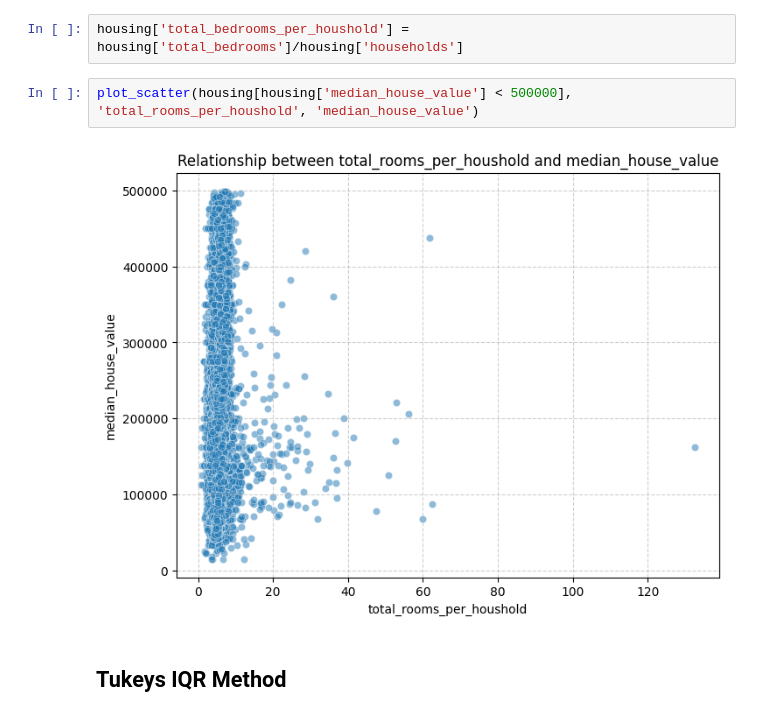
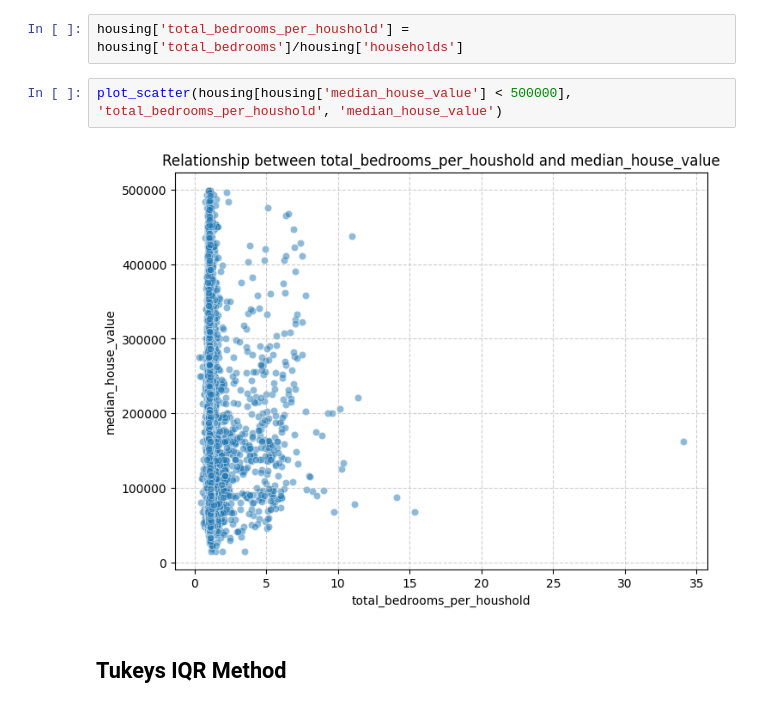
Before and after one commit to pranav2695/ML_Mastery, a Jupyter notebook: 01_Supervised/Linear_Regression/projects/HousePrice/notebooks/linearregression.ipynb, the cells around one changed output. Drawn from its saved outputs; the diff is of its cells as text.

```diff
--- a/01_Supervised/Linear_Regression/projects/HousePrice/notebooks/linearregression.ipynb
+++ b/01_Supervised/Linear_Regression/projects/HousePrice/notebooks/linearregression.ipynb
@@ -254,9 +228,9 @@ housing['total_rooms_per_houshold'] = housing['total_rooms']/housing['households
 # %%
 housing['total_bedrooms_per_houshold'] = housing['total_bedrooms']/housing['households']
 # %%
-plot_scatter(housing[housing['median_house_value'] < 500000], 'total_rooms_per_houshold', 'median_house_value')
+plot_scatter(housing[housing['median_house_value'] < 500000], 'total_bedrooms_per_houshold', 'median_house_value')
 # %% [output]
-[figure, old version]
+[figure, new version]
 # %% [markdown]
 ## Tukeys IQR Method
 # %%
```
Also changed, not shown: parts of 14 cells of this notebook, 1 other file.
